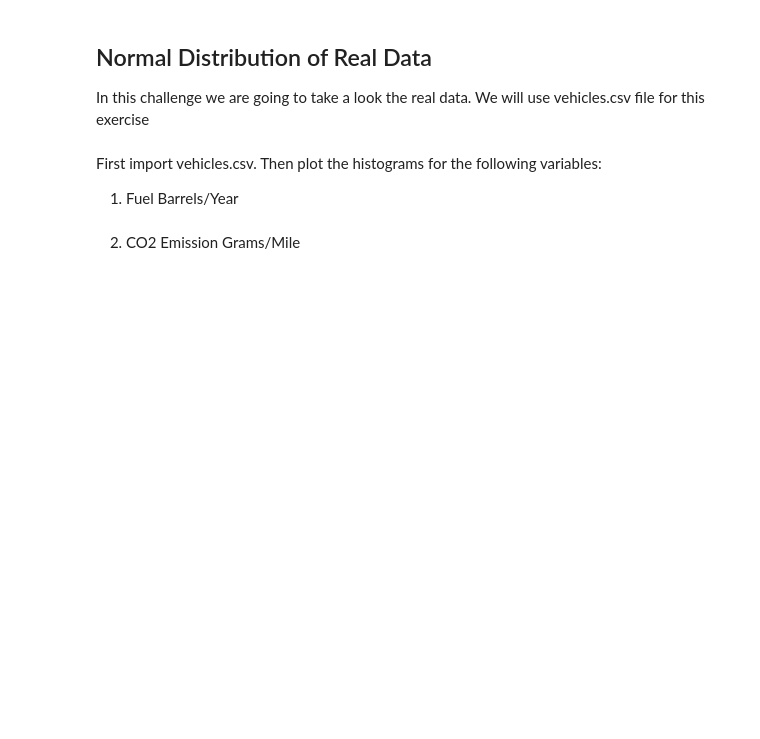
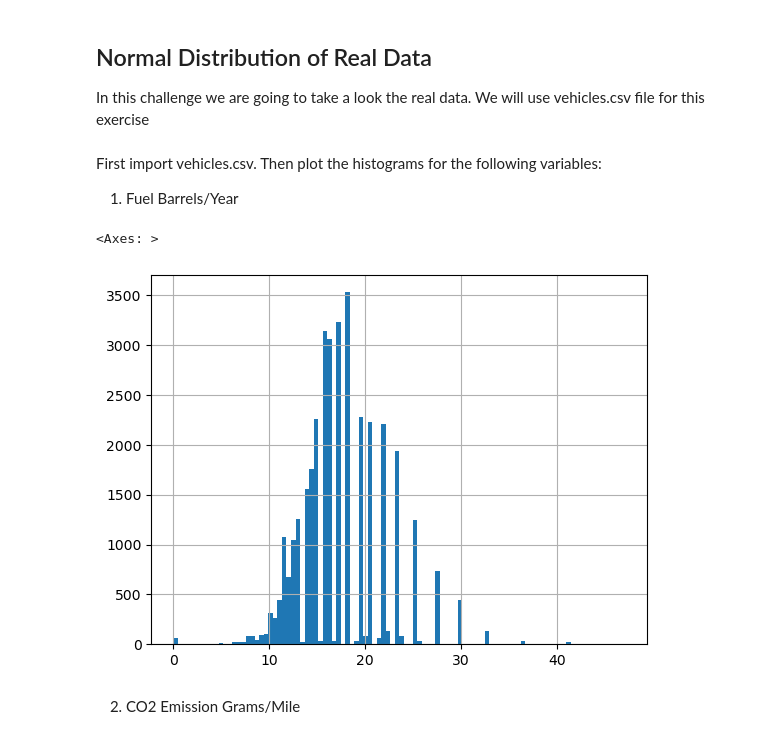
Before and after one commit to Ironhack-Data-Madrid-Octubre-2023/6.1-lab_continuous_probability_distributions, a Jupyter notebook: your-code/main.ipynb, the cells around one changed output. Drawn from its saved outputs; the diff is of its cells as text; code cells hidden in the pictures; blank space fills up the shorter version.

```diff
--- a/your-code/main.ipynb
+++ b/your-code/main.ipynb
@@ -133,6 +138,12 @@ Then plot the histograms for the following variables:
 1. Fuel Barrels/Year
 # %%
 # your code here
+vehicles=pd.read_csv('vehicles.csv')
+# %%
+vehicles['Fuel Barrels/Year'].hist(bins=100)
+# %% [output]
+<Axes: >
+[figure, added]
 # %% [markdown]
 2. CO2 Emission Grams/Mile
 # %%
```
Also changed, not shown: parts of 13 cells of this notebook.
